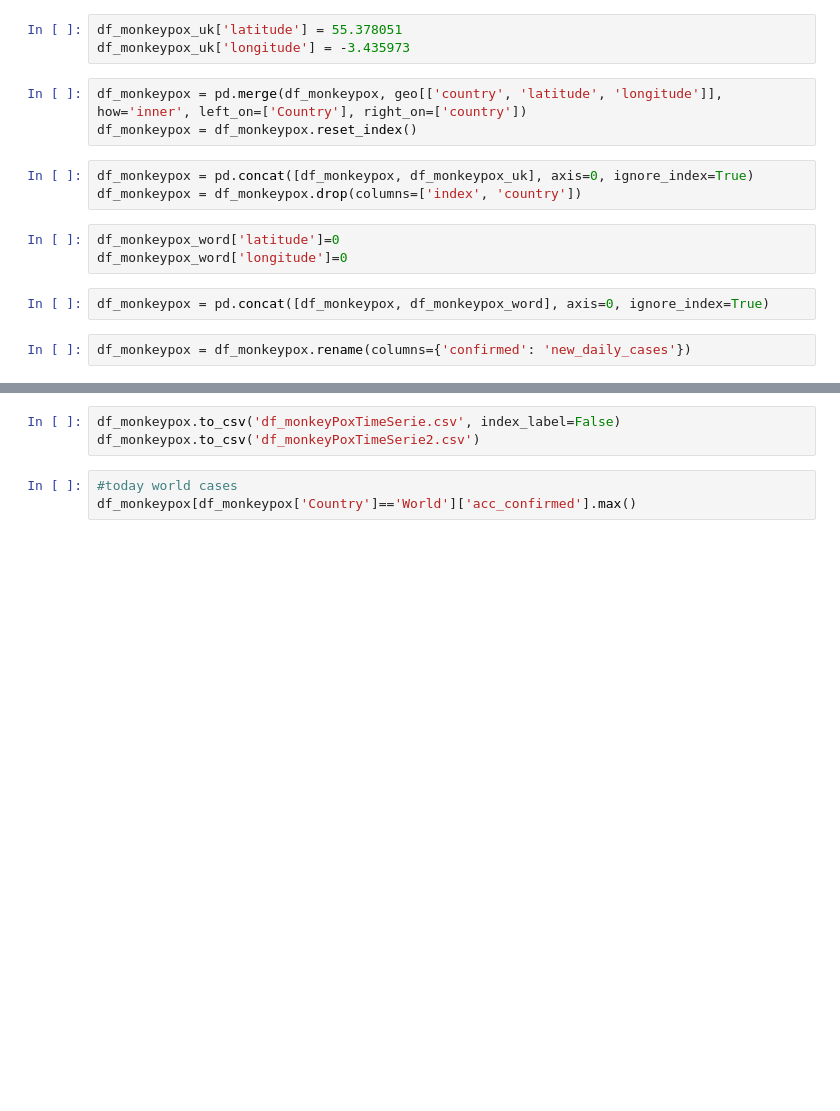
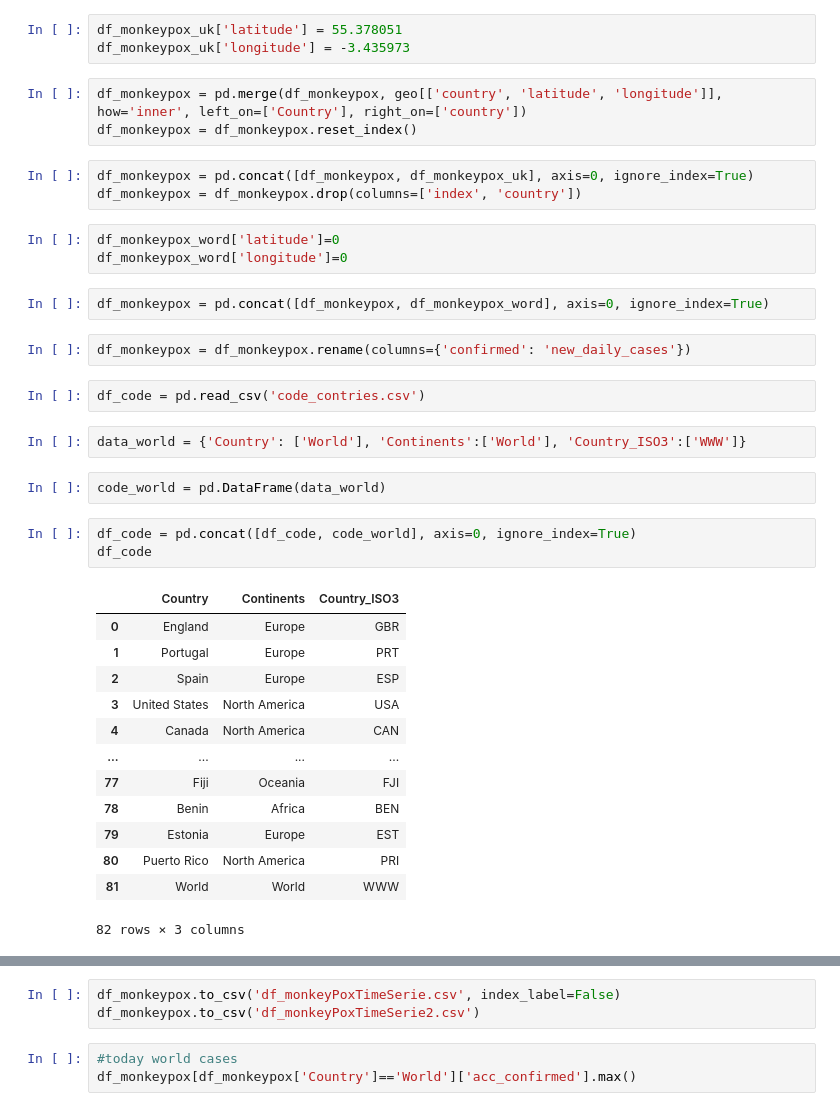
Before and after one commit to hericlibong/monkeyPox_dashboard, a Jupyter notebook: dataMonkey_dashboard_process.ipynb, the cells around one changed output, grey strips where cells are left out. Drawn from its saved outputs; the diff is of its cells as text; blank space fills up the shorter version.

```diff
--- a/dataMonkey_dashboard_process.ipynb
+++ b/dataMonkey_dashboard_process.ipynb
@@ -194,3 +200,26 @@ df_monkeypox_word['longitude']=0
 df_monkeypox = pd.concat([df_monkeypox, df_monkeypox_word], axis=0, ignore_index=True)
 # %%
 df_monkeypox = df_monkeypox.rename(columns={'confirmed': 'new_daily_cases'})
+# %%
+df_code = pd.read_csv('code_contries.csv')
+# %%
+data_world = {'Country': ['World'], 'Continents':['World'], 'Country_ISO3':['WWW']}
+# %%
+code_world = pd.DataFrame(data_world)
+# %%
+df_code = pd.concat([df_code, code_world], axis=0, ignore_index=True)
+df_code
+# %% [output]
+|  | Country | Continents | Country_ISO3 |
+| 0 | England | Europe | GBR |
+| 1 | Portugal | Europe | PRT |
+| 2 | Spain | Europe | ESP |
+| 3 | United States | North America | USA |
+| 4 | Canada | North America | CAN |
+| ... | ... | ... | ... |
+| 77 | Fiji | Oceania | FJI |
+| 78 | Benin | Africa | BEN |
+| 79 | Estonia | Europe | EST |
+| 80 | Puerto Rico | North America | PRI |
+| 81 | World | World | WWW |
+82 rows × 3 columns
```
Also changed, not shown: parts of 18 cells of this notebook, 12 other files.
